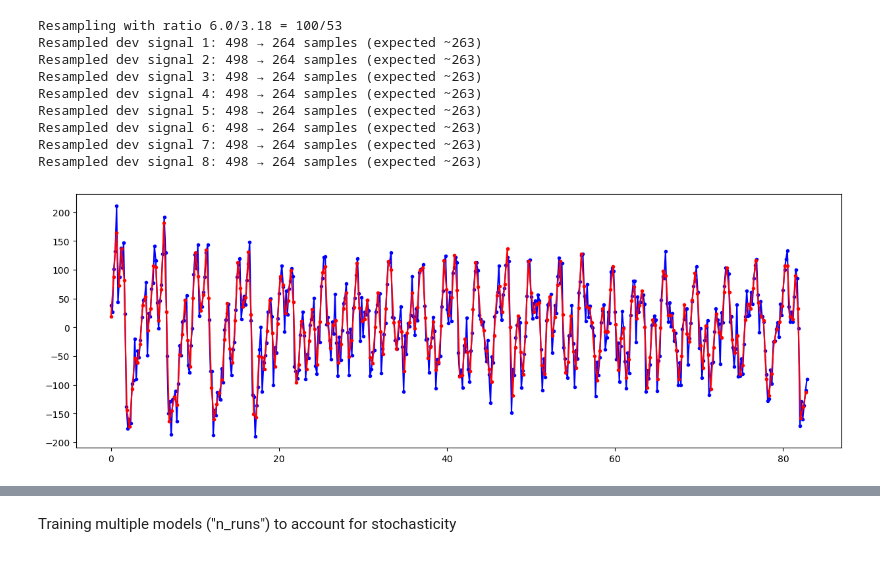
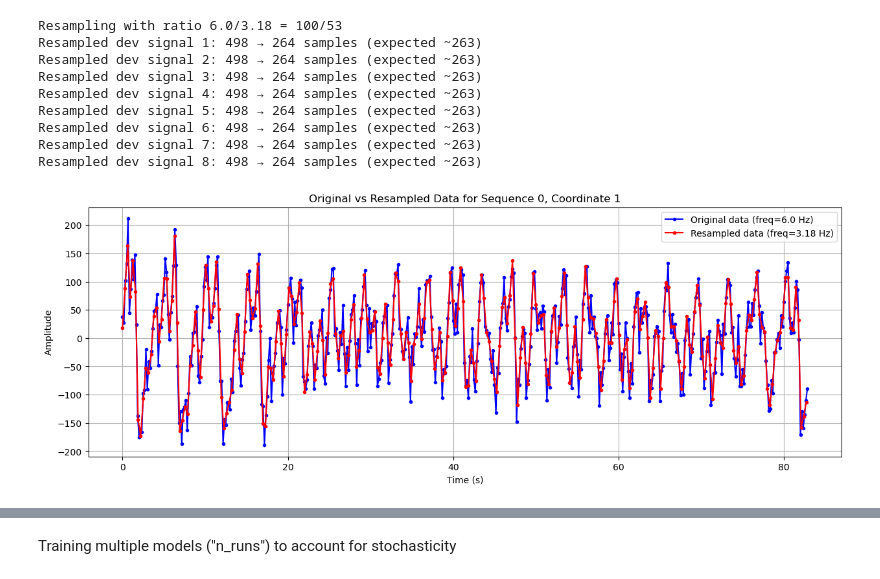
Before and after one commit to pohl-michel/2D-MR-image-prediction, a Jupyter notebook: Time_series_forecasting/experiments/population_transformer.ipynb, the cells around one changed output, grey strips where cells are left out. Cells and saved outputs as stored; diff of their text form; code cells hidden in the pictures.

```diff
--- a/Time_series_forecasting/experiments/population_transformer.ipynb
+++ b/Time_series_forecasting/experiments/population_transformer.ipynb
@@ -72,15 +71,17 @@ folders = {
 }
 
 # Resampling parameters
-dev_freq_hz = 3.18
-test_freq_hz = 6.0
+dev_freq_hz = 3.18  # eth dataset sampling frequency
+test_freq_hz = 6.0  # magdeburg dataset sampling frequency
 
 if USE_ETH_DATA_AS_TRAINING:
     adaptation_window = 160  # corresponds to pred_par.tmax_training for the Magdeburg dataset (here used as test set)
+    dataset_out_dirname = "training_with_eth_dataset"
 else:
     folders["dev_folders"], folders["test_folders"] = folders["test_folders"], folders["dev_folders"]
     dev_freq_hz, test_freq_hz = test_freq_hz, dev_freq_hz
     adaptation_window = 303  # corresponds to pred_par.tmax_training for the ETH dataset (here used as test set)
+    dataset_out_dirname = "training_with_magdeburg_dataset"
 # %%
 import sys
 import os
@@ -151,19 +152,28 @@ Resampled dev signal 8: 498 → 264 samples (expected ~263)
 # %%
 # plotting the original against the resampled data to check that resampling worked
 org_sq = raw_data["dev_data"][sequence_idx][crd_idx].T
 resampled_sq = resampled_dev_data[sequence_idx][crd_idx].T
 
 # plot inspired by https://docs.scipy.org/doc/scipy/reference/generated/scipy.signal.resample_poly.html
 t = np.linspace(0, (1 / dev_freq_hz) * org_sq.shape[0], org_sq.shape[0], endpoint=False)
 t_new = np.linspace(0, (1 / test_freq_hz) * resampled_sq.shape[0], resampled_sq.shape[0], endpoint=False)
 
 plt.figure(figsize=(15, 5))
 plt.plot(
-    t, raw_data["dev_data"][sequence_idx][crd_idx].T, "b.-", t_new, resampled_dev_data[sequence_idx][crd_idx].T, "r.-"
+    t,
+    raw_data["dev_data"][sequence_idx][crd_idx].T,
+    "b.-",
+    label=f"Original data (freq={dev_freq_hz} Hz)",
 )
+plt.plot(t_new, resampled_dev_data[sequence_idx][crd_idx].T, "r.-", label=f"Resampled data (freq={test_freq_hz} Hz)")
+plt.xlabel("Time (s)")
+plt.ylabel("Amplitude")
+plt.title(f"Original vs Resampled Data for Sequence {sequence_idx}, Coordinate {crd_idx}")
+plt.legend()
+plt.grid()
 plt.show()
 # %% [output]
-[figure, old version]
+[figure, new version]
 # %%
 # Preprocessing data and splitting the data into pairs of unput and target values
 standardized_data, scaler = tf.preprocess_data(resampled_data, horizon, seq_length, training_fraction)
```
Also changed, not shown: parts of 11 cells of this notebook, 8 other files.
